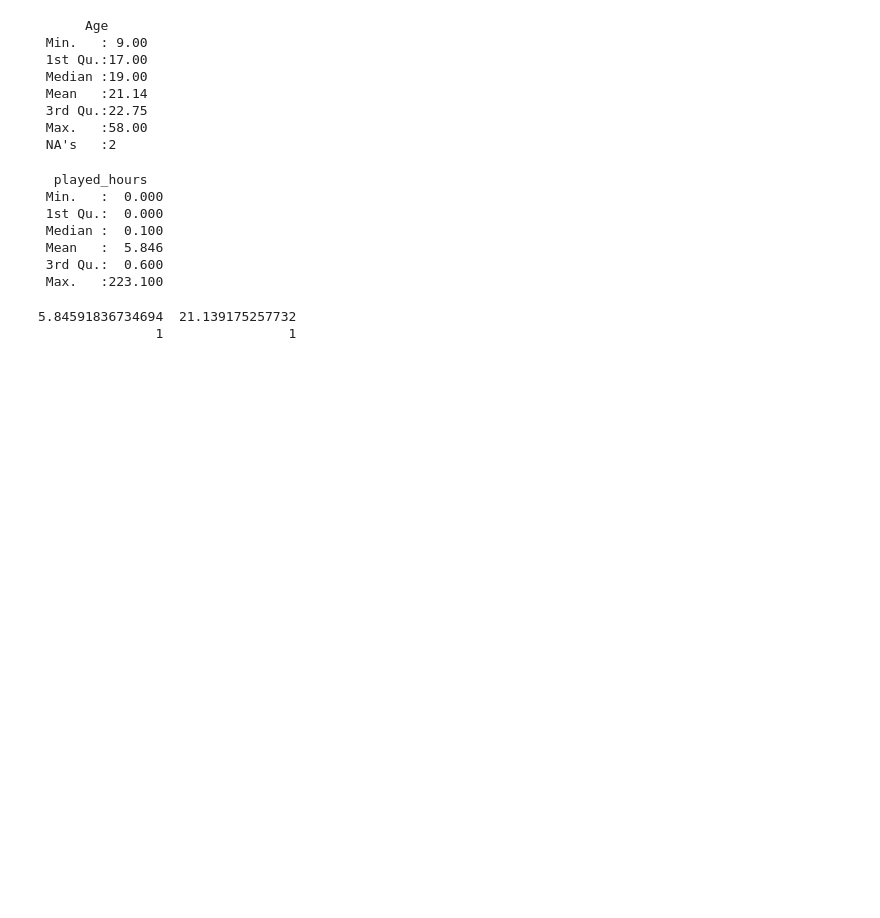
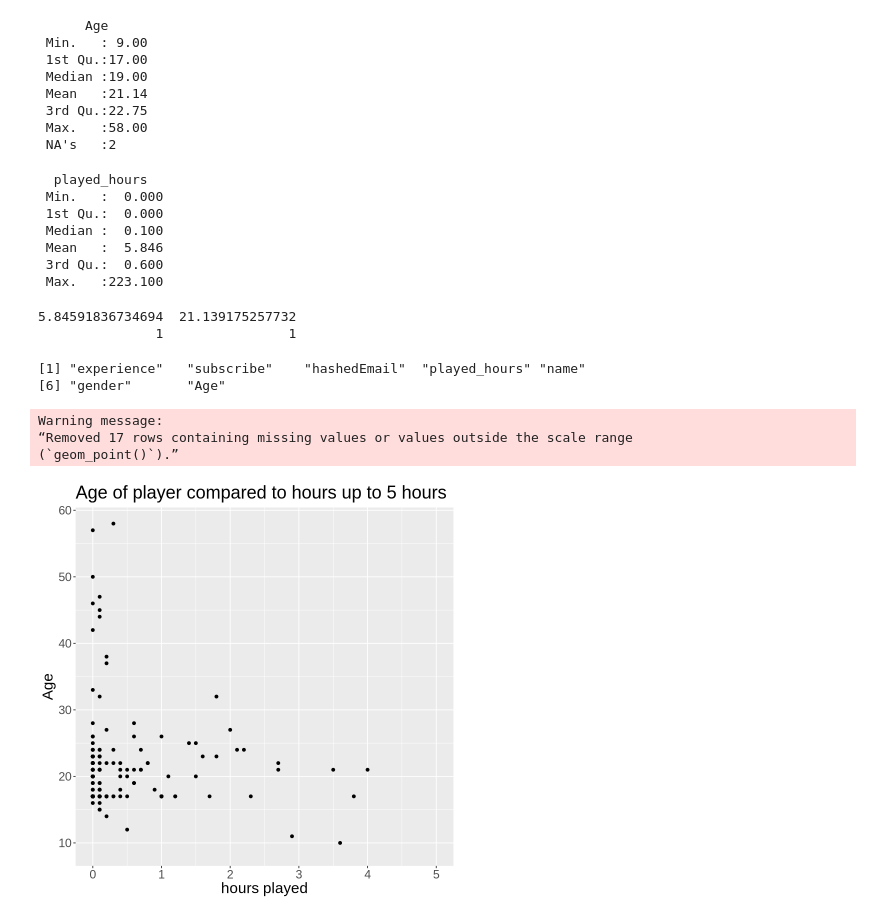
Before and after one commit to CaitlinSpiller/DSCI-100-project, a Jupyter notebook: PlanningIndividual.ipynb, the cells around one changed output. Cells and saved outputs as stored; diff of their text form; code cells hidden in the pictures; blank space fills up the shorter version.

Commit message:
Added plots
Part of question 3, 2 plots with explanations were added.

```diff
--- a/PlanningIndividual.ipynb
+++ b/PlanningIndividual.ipynb
@@ -114,3 +114,23 @@ table_mean
 # %% [output]
 5.84591836734694  21.139175257732
                1                1
+# %%
+colnames(players)
+# %% [output]
+[1] "experience"   "subscribe"    "hashedEmail"  "played_hours" "name"
+[6] "gender"       "Age"
+# %%
+
+Age_plot <- players |> # plot of age of the individual compared to how many hours they play
+    ggplot(aes(x = played_hours, y = Age)) +
+    geom_point() +
+    scale_x_continuous(limits = c(0,5)) +
+    labs(x = "hours played", y = "Age") +
+    ggtitle("Age of player compared to hours (up to 5 hours)") +
+    theme(text = element_text(size=18))
+Age_plot
+# %% [output]
+Warning message:
+“Removed 17 rows containing missing values or values outside the scale range
+(`geom_point()`).”
+[figure, added]
```
Also changed, not shown: parts of 4 cells of this notebook.
